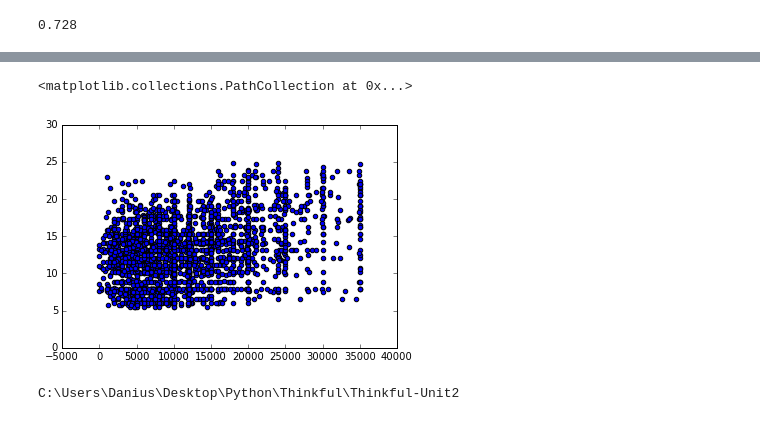
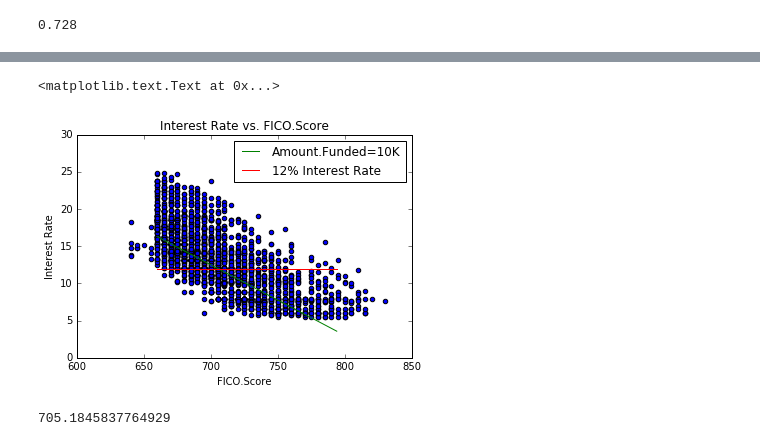
Before and after one commit to silkaitis/Thinkful-Unit2, a Jupyter notebook: logistic_regression.ipynb, the cells around one changed output, grey strips where cells are left out. Cells and saved outputs as stored; diff of their text form; code cells hidden in the pictures.

```diff
--- a/logistic_regression.ipynb
+++ b/logistic_regression.ipynb
@@ -55,9 +46,33 @@ loansData[loansData['Amount.Funded.By.Investors']==10000].head()
-# %%
-plt.scatter(loansData['Amount.Funded.By.Investors'],loansData['Interest.Rate'])
-# %% [output]
-<matplotlib.collections.PathCollection at 0x...>
-[figure, removed]
-# %%
-cd Desktop/Python/Thinkful/Thinkful-Unit2/
-# %% [output]
-C:\Users\Danius\Desktop\Python\Thinkful\Thinkful-Unit2
+# %%
+plt.scatter(loansData['FICO.Score'],loansData['Interest.Rate'])
+
+IRate=loansData[loansData['Amount.Funded.By.Investors']==10000]['Interest.Rate']
+FScore=loansData[loansData['Amount.Funded.By.Investors']==10000]['FICO.Score']
+FScore=sm.add_constant(FScore)
+model=sm.OLS(IRate,FScore)
+results=model.fit()
+mFScore=range(min(FScore['FICO.Score']),max(FScore['FICO.Score']))
+mIRate=[float(results.params[0])+float(results.params[1])*x for x in mFScore]
+
+plt.plot(mFScore,mIRate,'g-')
+plt.plot(mFScore,[12]*len(mFScore),'r-')
+plt.title('Interest Rate vs. FICO.Score')
+plt.legend(['Amount.Funded=10K','12% Interest Rate'])
+plt.xlabel('FICO.Score')
+plt.ylabel('Interest Rate')
+# %% [output]
+<matplotlib.text.Text at 0x...>
+[figure, added]
+# %%
+print((12.0-float(results.params[0]))/float(results.params[1]))
+
+#The above graph shows the relationship between Interest Rate and FICO score if
+#the loan amount is fixed at $10,000.  The relationship was created using a
+#linear regression.  Based on this regression, the FICO Score at 12% interest
+#is approximately 705.  Therefore, it makes sense that a perso with a FICO Score
+#of 720 would obtain a loan for $10,000.  The probability is only 72.8%
+#which is barely above the limit set for the hypothesis test.  The hypothesis
+#is accepted but it may not be a guarantee.  There may be other variables
+#that impact the decision being modeled such as demographics.
+# %% [output]
+705.1845837764929
```
Also changed, not shown: parts of 2 cells of this notebook, 1 other file.
